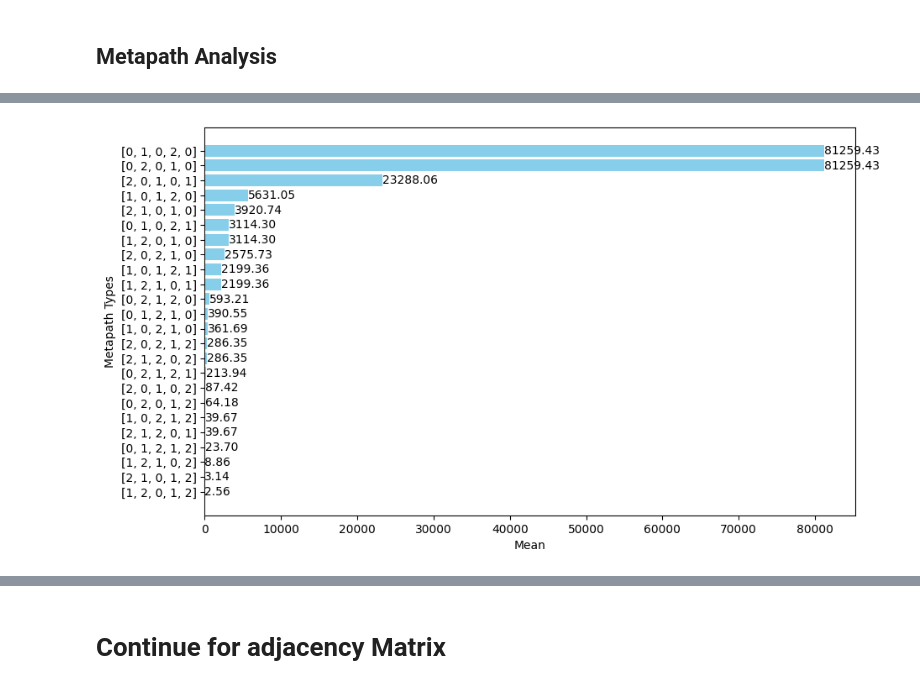
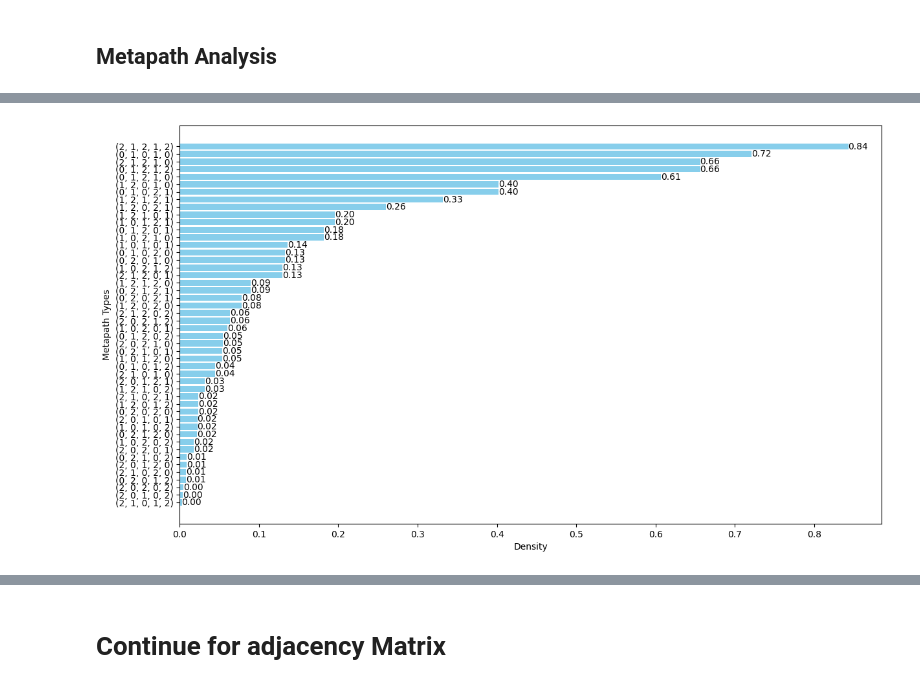
Before and after one commit to lucyzhang95/MAGNN_MKG, a Jupyter notebook: MAGNN/model_data_preprocess.ipynb, the cells around one changed output, grey strips where cells are left out. Saved outputs shown, nothing was run; the diff lists cells and outputs as text; code cells hidden in the pictures.

```diff
--- a/MAGNN/model_data_preprocess.ipynb
+++ b/MAGNN/model_data_preprocess.ipynb
@@ -294,29 +255,5 @@ plt.show()
 # %%
-possible_metapath_l5 = [
-    [0, 1, 2, 1, 0],
-    [0, 1, 2, 1, 2],
-    [0, 2, 1, 2, 0],
-    [0, 2, 1, 2, 1],
-    [0, 1, 0, 2, 1],
-    [0, 1, 0, 2, 0],
-    [0, 2, 0, 1, 0],
-    [0, 2, 0, 1, 2],
-    [1, 0, 2, 1, 0],
-    [1, 0, 2, 1, 2],
-    [1, 2, 0, 1, 0],
-    [1, 2, 0, 1, 2],
-    [1, 0, 1, 2, 0],
-    [1, 0, 1, 2, 1],
-    [1, 2, 1, 0, 2],
-    [1, 2, 1, 0, 1],
-    [2, 0, 1, 0, 2],
-    [2, 0, 1, 0, 1],
-    [2, 1, 0, 1, 0],
-    [2, 1, 0, 1, 2],
-    [2, 0, 2, 1, 0],
-    [2, 0, 2, 1, 2],
-    [2, 1, 2, 0, 1],
-    [2, 1, 2, 0, 2]
-]
-
+possible_metapath_l5 = generate_paths(5)
 metapath_len5 = evaluate_metapath_adjacency_matrix(adjM, type_mask, possible_metapath_l5)
+metapath_len5_df = pd.DataFrame(metapath_len5)
+metapath_len5_df
@@ -346,12 +278,14 @@ sorted_metapath_len5_df = metapath_len5_df.sort_values(by='mean', ascending=Fals
 # %%
-plt.figure(figsize=(10, 6))
-plt.barh(sorted_metapath_len5_df['metapath'].astype(str), sorted_metapath_len5_df['mean'], color='skyblue')
-plt.xlabel('Mean')
+sorted_metapath_len5_df = metapath_len5_df.sort_values(by='density', ascending=False)
+
+plt.figure(figsize=(14, 8))
+plt.barh(sorted_metapath_len5_df['metapath'].astype(str), sorted_metapath_len5_df['density'], color='skyblue')
+plt.xlabel('Density')
 plt.ylabel('Metapath Types')
 plt.gca().invert_yaxis()
-for index, value in enumerate(sorted_metapath_len5_df['mean']):
+for index, value in enumerate(sorted_metapath_len5_df['density']):
     plt.text(value, index, f'{value:.2f}', va='center')
 plt.show()
 # %% [output]
-[figure, old version]
+[figure, new version]
 # %%
```
Also changed, not shown: parts of 18 cells of this notebook.
